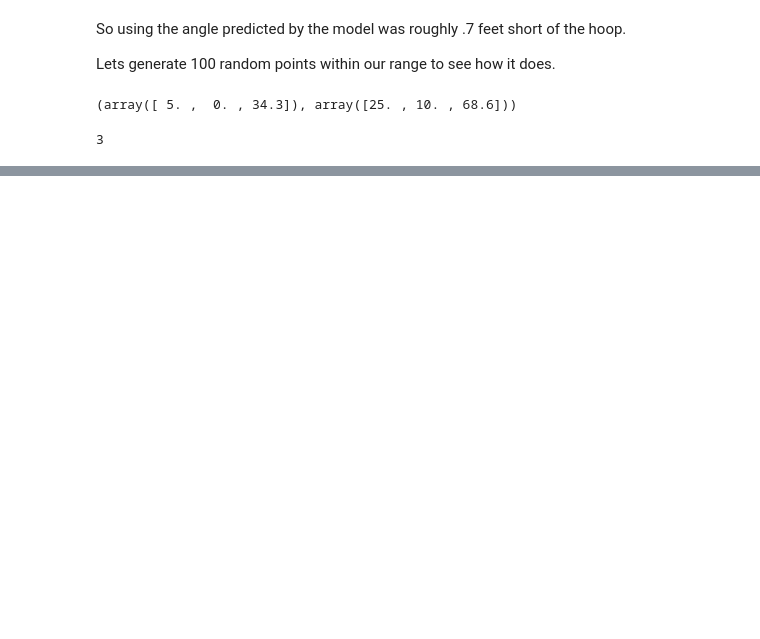
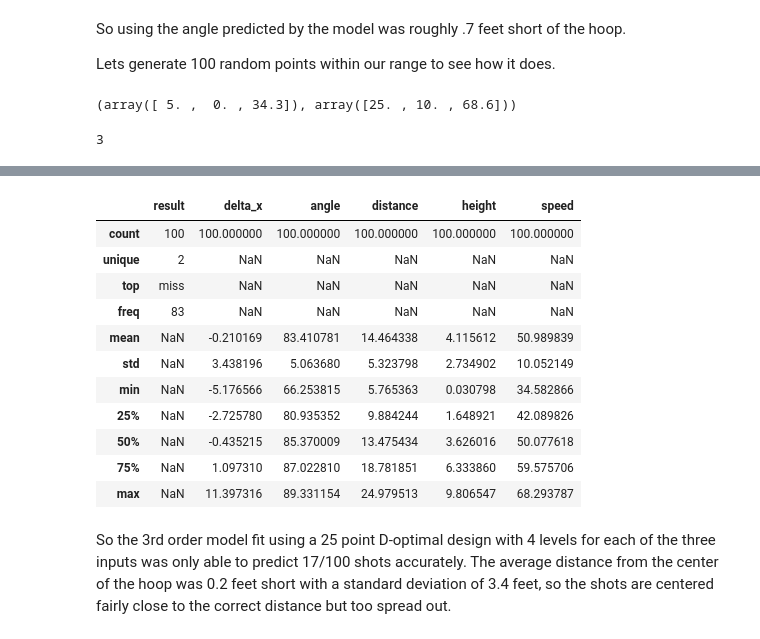
Before and after one commit to StevenCHowell/bball_cannon, a Jupyter notebook: BBall Cannon.ipynb, the cells around one changed output, grey strips where cells are left out. Cells and saved outputs as stored; diff of their text form; code cells hidden in the pictures; blank space fills up the shorter version.

```diff
--- a/BBall Cannon.ipynb
+++ b/BBall Cannon.ipynb
@@ -1025,0 +1045,5 @@ To address these shortcomings, the next steps would be to
+# %%
+d25 = pd.read_csv('optimal-design/d25.csv', index_col=0)
+d50 = pd.read_csv('optimal-design/d50.csv', index_col=0)
+d75 = pd.read_csv('optimal-design/d75.csv', index_col=0)
+d100 = pd.read_csv('optimal-design/d100.csv', index_col=0)
@@ -1025,0 +1115,5 @@ To address these shortcomings, the next steps would be to
+# %%
+test_d25 = TestDesign(d25)
+test_d25.run()
+test_d25.fit()
+test_d25.test(test100)
@@ -1025,0 +1138,17 @@ To address these shortcomings, the next steps would be to
+# %%
+test_d25.test_data.describe(include='all')
+# %% [output]
+|  | result | delta_x | angle | distance | height | speed |
+| count | 100 | 100.000000 | 100.000000 | 100.000000 | 100.000000 | 100.000000 |
+| unique | 2 | NaN | NaN | NaN | NaN | NaN |
+| top | miss | NaN | NaN | NaN | NaN | NaN |
+| freq | 83 | NaN | NaN | NaN | NaN | NaN |
+| mean | NaN | -0.210169 | 83.410781 | 14.464338 | 4.115612 | 50.989839 |
+| std | NaN | 3.438196 | 5.063680 | 5.323798 | 2.734902 | 10.052149 |
+| min | NaN | -5.176566 | 66.253815 | 5.765363 | 0.030798 | 34.582866 |
+| 25% | NaN | -2.725780 | 80.935352 | 9.884244 | 1.648921 | 42.089826 |
+| 50% | NaN | -0.435215 | 85.370009 | 13.475434 | 3.626016 | 50.077618 |
+| 75% | NaN | 1.097310 | 87.022810 | 18.781851 | 6.333860 | 59.575706 |
+| max | NaN | 11.397316 | 89.331154 | 24.979513 | 9.806547 | 68.293787 |
+# %% [markdown]
+So the 3rd order model fit using a 25 point D-optimal design with 4 levels for each of the three inputs was only able to predict 17/100 shots accurately.  The average distance from the center of the hoop was 0.2 feet short with a standard deviation of 3.4 feet, so the shots are centered fairly close to the correct distance but too spread out.
```
Also changed, not shown: parts of 46 cells of this notebook.
